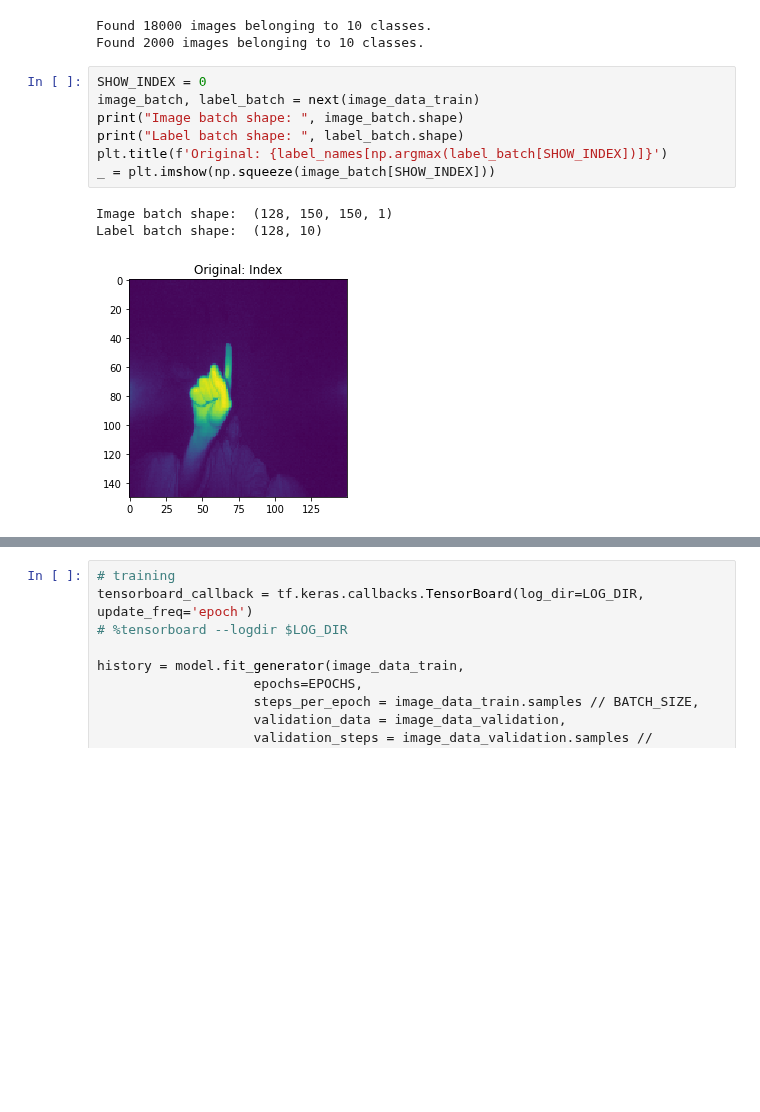
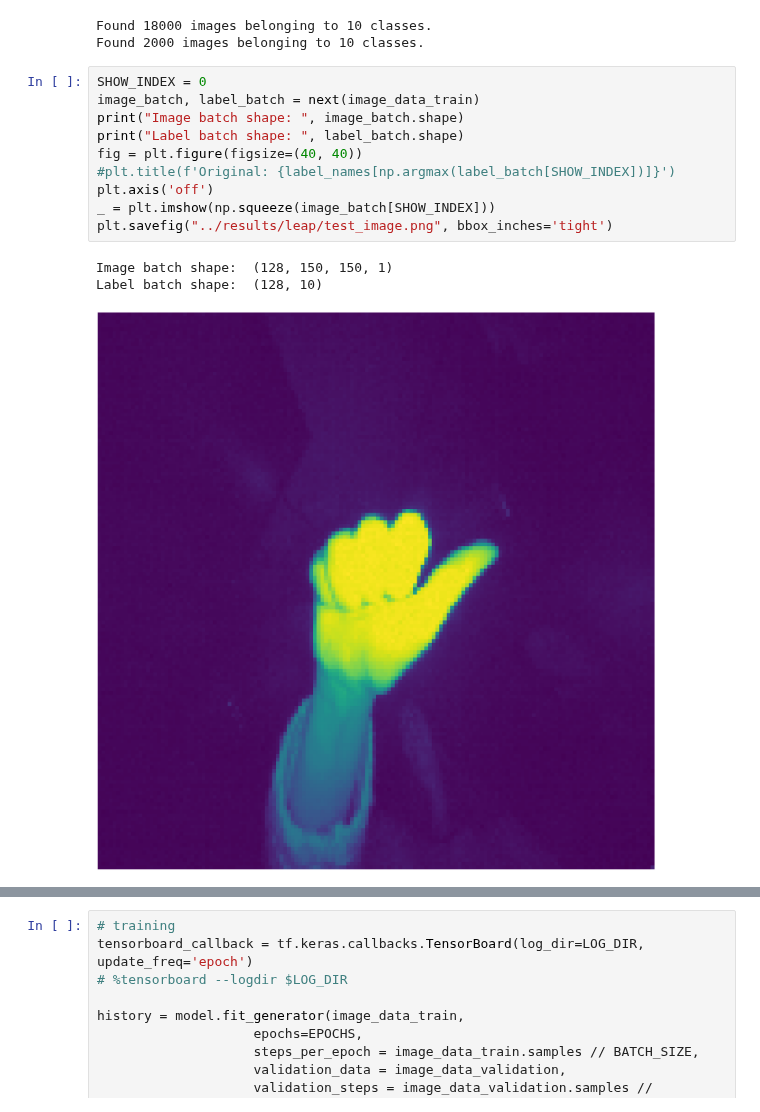
Before and after one commit to alexus37/MasterThesisCode, a Jupyter notebook: experiments/leap/LeapHandGesture.ipynb, the cells around one changed output, grey strips where cells are left out. Saved outputs shown, nothing was run; the diff lists cells and outputs as text; blank space fills up the shorter version.

Commit message:
work on leap motion chapter

```diff
--- a/experiments/leap/LeapHandGesture.ipynb
+++ b/experiments/leap/LeapHandGesture.ipynb
@@ -56,14 +59,17 @@ Found 2000 images belonging to 10 classes.
 # %%
 SHOW_INDEX = 0
 image_batch, label_batch = next(image_data_train)
 print("Image batch shape: ", image_batch.shape)
 print("Label batch shape: ", label_batch.shape)
-plt.title(f'Original: {label_names[np.argmax(label_batch[SHOW_INDEX])]}')
+fig = plt.figure(figsize=(40, 40))
+#plt.title(f'Original: {label_names[np.argmax(label_batch[SHOW_INDEX])]}')
+plt.axis('off')
 _ = plt.imshow(np.squeeze(image_batch[SHOW_INDEX]))
+plt.savefig("../results/leap/test_image.png", bbox_inches='tight')
 # %% [output]
 Image batch shape:  (128, 150, 150, 1)
 Label batch shape:  (128, 10)
-[figure, old version]
+[figure, new version]
 # %%
 model = tf.keras.models.Sequential()
 model.add(Conv2D(filters = 32, kernel_size = (5,5),padding = 'Same',activation ='relu', input_shape = (*IMAGE_SHAPE,1)))
```
Also changed, not shown: parts of 8 cells of this notebook, 6 other files.
